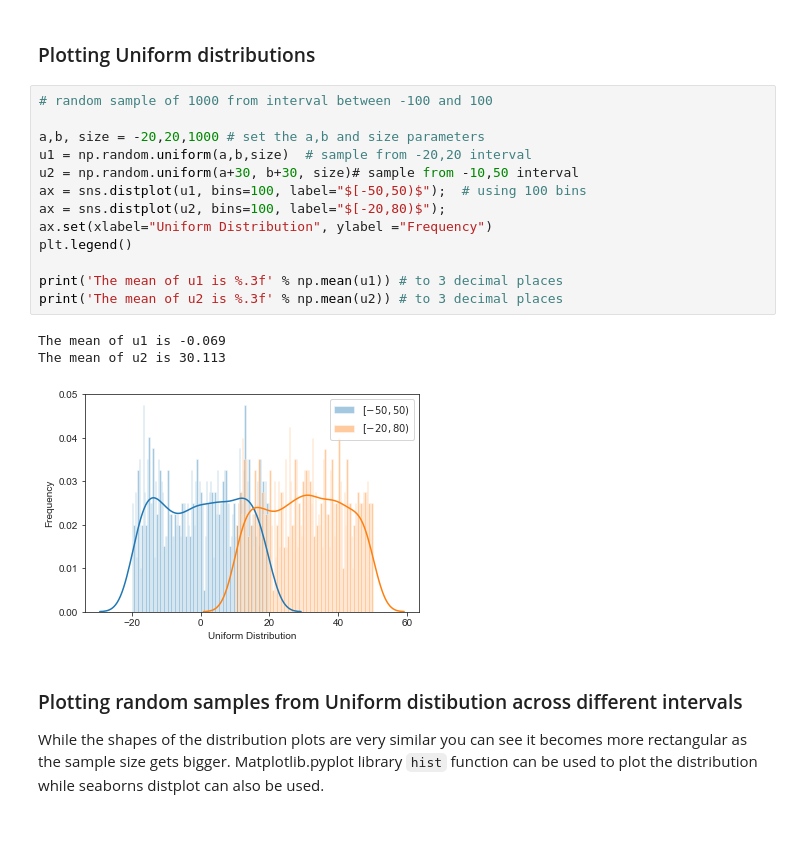
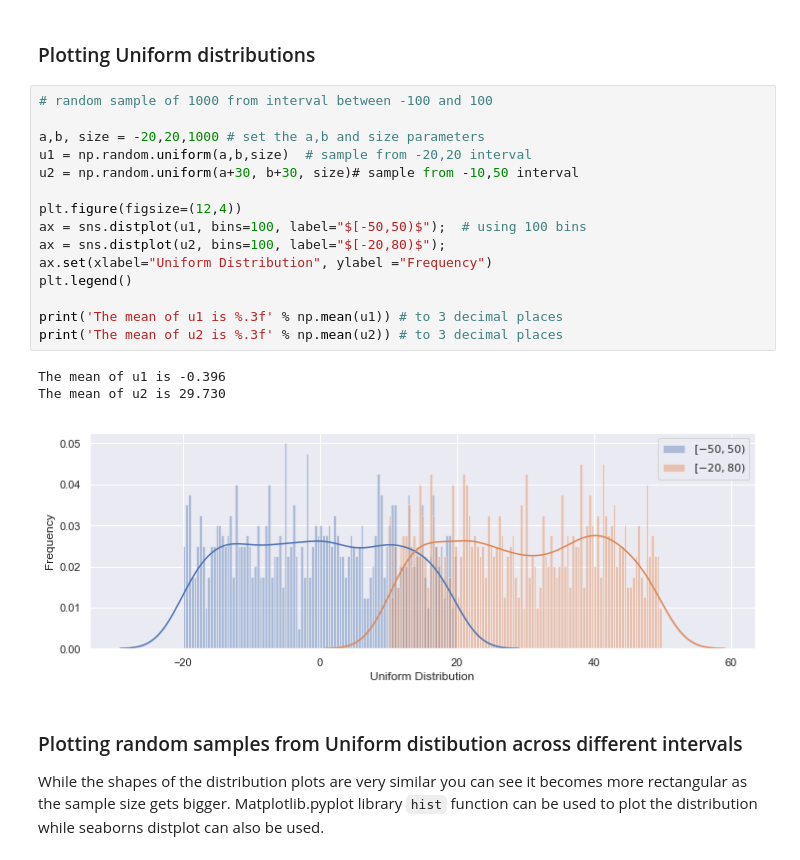
Before and after one commit to angela1C/Programming-for-Data-Analysis-numpy.random-project-2019, a Jupyter notebook: NumpyRandom.ipynb, the cells around one changed output. Saved outputs shown, nothing was run; the diff lists cells and outputs as text; blank space fills up the shorter version.

```diff
--- a/NumpyRandom.ipynb
+++ b/NumpyRandom.ipynb
@@ -1042,20 +1021,22 @@ array([ True,  True,  True, ...,  True,  True,  True])
 # %%
 # random sample of 1000 from interval between -100 and 100
 
 a,b, size = -20,20,1000 # set the a,b and size parameters
 u1 = np.random.uniform(a,b,size)  # sample from -20,20 interval
 u2 = np.random.uniform(a+30, b+30, size)# sample from -10,50 interval
+
+plt.figure(figsize=(12,4))
 ax = sns.distplot(u1, bins=100, label="$[-50,50)$");  # using 100 bins
 ax = sns.distplot(u2, bins=100, label="$[-20,80)$");
 ax.set(xlabel="Uniform Distribution", ylabel ="Frequency")
 plt.legend()
 
 print('The mean of u1 is %.3f' % np.mean(u1)) # to 3 decimal places
 print('The mean of u2 is %.3f' % np.mean(u2)) # to 3 decimal places
 # %% [output]
-The mean of u1 is -0.069
-The mean of u2 is 30.113
+The mean of u1 is -0.396
+The mean of u2 is 29.730
-[figure, old version]
+[figure, new version]
 # %% [markdown]
 ### Plotting random samples from Uniform distibution across different intervals
 
```
Also changed, not shown: parts of 31 cells of this notebook, 1 other file.
